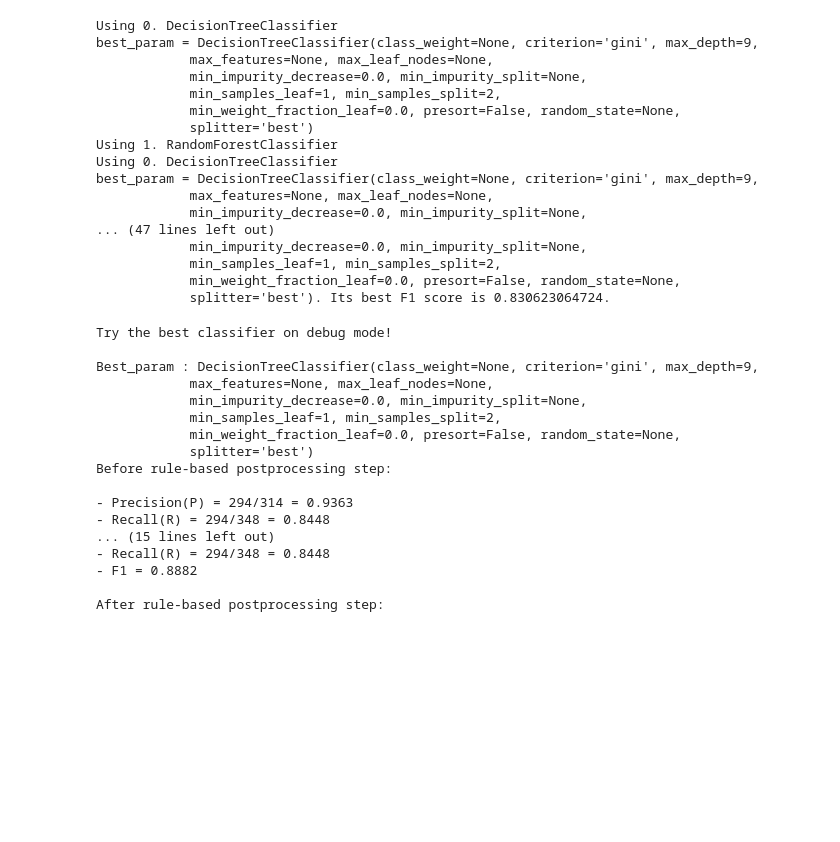
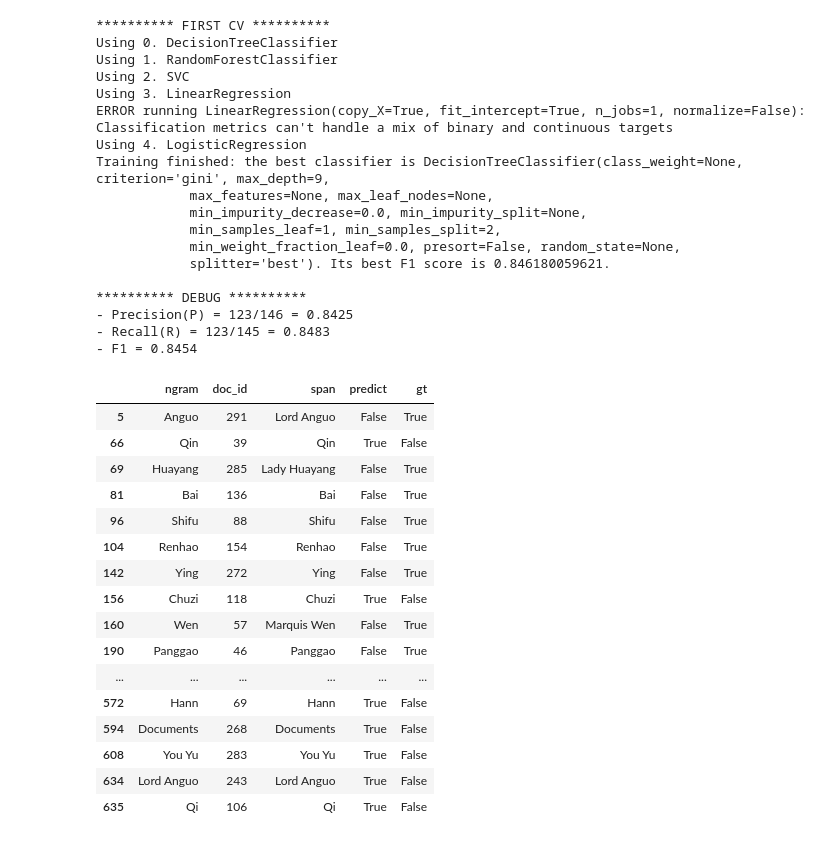
Before and after one commit to ScarletGuo/CS839-DataSciences, a Jupyter notebook: test_featurizer.ipynb, the cells around one changed output. Saved outputs shown, nothing was run; the diff lists cells and outputs as text; code cells hidden in the pictures; blank space fills up the shorter version.

```diff
--- a/test_featurizer.ipynb
+++ b/test_featurizer.ipynb
@@ -1,44 +1,42 @@
 # %%
 from main import *
 # %%
-ni = NameIdentifier(num_workers=5, from_csv=False, demo=False)
+ni = NameIdentifier(num_workers=5, from_csv=True, demo=False)
 # %%
-ni.train()
+ni.run()
 # %% [output]
+********** FIRST CV **********
 Using 0. DecisionTreeClassifier
-best_param = DecisionTreeClassifier(class_weight=None, criterion='gini', max_depth=9,
+Using 1. RandomForestClassifier
+Using 2. SVC
+Using 3. LinearRegression
+ERROR running LinearRegression(copy_X=True, fit_intercept=True, n_jobs=1, normalize=False): Classification metrics can't handle a mix of binary and continuous targets
+Using 4. LogisticRegression
+Training finished: the best classifier is DecisionTreeClassifier(class_weight=None, criterion='gini', max_depth=9,
             max_features=None, max_leaf_nodes=None,
             min_impurity_decrease=0.0, min_impurity_split=None,
             min_samples_leaf=1, min_samples_split=2,
             min_weight_fraction_leaf=0.0, presort=False, random_state=None,
-            splitter='best')
-Using 1. RandomForestClassifier
-Using 0. DecisionTreeClassifier
-best_param = DecisionTreeClassifier(class_weight=None, criterion='gini', max_depth=9,
-            max_features=None, max_leaf_nodes=None,
-            min_impurity_decrease=0.0, min_impurity_split=None,
-... (47 lines left out)
-            min_impurity_decrease=0.0, min_impurity_split=None,
-            min_samples_leaf=1, min_samples_split=2,
-            min_weight_fraction_leaf=0.0, presort=False, random_state=None,
-            splitter='best'). Its best F1 score is 0.830623064724.
+            splitter='best'). Its best F1 score is 0.846180059621.
+
+********** DEBUG **********
+- Precision(P) = 123/146 = 0.8425
+- Recall(R) = 123/145 = 0.8483
+- F1 = 0.8454
+|  | ngram | doc_id | span | predict | gt |
+| 5 | Anguo | 291 | Lord Anguo | False | True |
+| 66 | Qin | 39 | Qin | True | False |
+| 69 | Huayang | 285 | Lady Huayang | False | True |
+| 81 | Bai | 136 | Bai | False | True |
+| 96 | Shifu | 88 | Shifu | False | True |
+| 104 | Renhao | 154 | Renhao | False | True |
+| 142 | Ying | 272 | Ying | False | True |
+| 156 | Chuzi | 118 | Chuzi | True | False |
+| 160 | Wen | 57 | Marquis Wen | False | True |
+| 190 | Panggao | 46 | Panggao | False | True |
+| ... | ... | ... | ... | ... | ... |
+| 572 | Hann | 69 | Hann | True | False |
+| 594 | Documents | 268 | Documents | True | False |
+| 608 | You Yu | 283 | You Yu | True | False |
+| 634 | Lord Anguo | 243 | Lord Anguo | True | False |
+| 635 | Qi | 106 | Qi | True | False |
-# %%
-debug = ni.test()
-# %% [output]
-Try the best classifier on debug mode!
-
-Best_param : DecisionTreeClassifier(class_weight=None, criterion='gini', max_depth=9,
-            max_features=None, max_leaf_nodes=None,
-            min_impurity_decrease=0.0, min_impurity_split=None,
-            min_samples_leaf=1, min_samples_split=2,
-            min_weight_fraction_leaf=0.0, presort=False, random_state=None,
-            splitter='best')
-Before rule-based postprocessing step:
-
-- Precision(P) = 294/314 = 0.9363
-- Recall(R) = 294/348 = 0.8448
-... (15 lines left out)
-- Recall(R) = 294/348 = 0.8448
-- F1 = 0.8882
-
-After rule-based postprocessing step:
```
Also changed, not shown: parts of 3 cells of this notebook, 1 other file.
